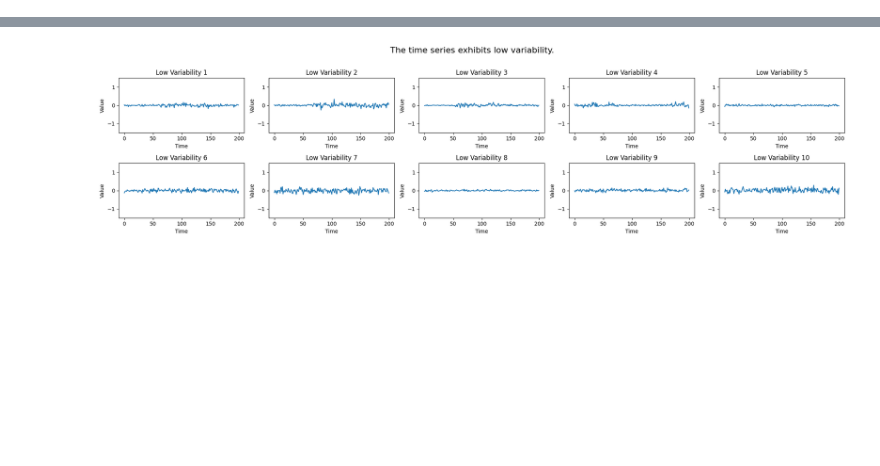
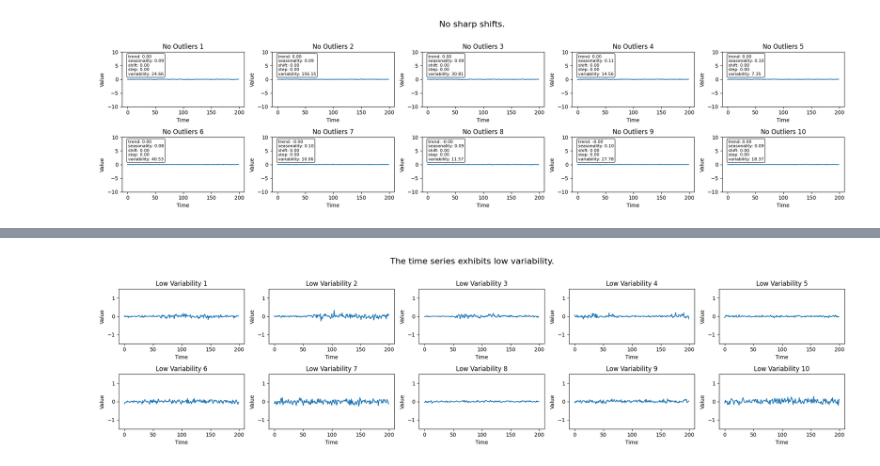
Before and after one commit to JiaxingQiu/llm_nicu_vitalsigns, a Jupyter notebook: script/Data_Synthetic/main.ipynb, the cells around one changed output, grey strips where cells are left out. Saved outputs shown, nothing was run; the diff lists cells and outputs as text; code cells hidden in the pictures; blank space fills up the shorter version.

```diff
--- a/script/Data_Synthetic/main.ipynb
+++ b/script/Data_Synthetic/main.ipynb
@@ -242,0 +302,86 @@ plt.show()
+# %%
+from outlier import *
+import matplotlib.pyplot as plt
+
+# Generate example series for each outlier type
+n_series = 10  # Reduced number of series for better visualization
+length = 200
+
+# No outliers
+no_series, no_descriptions = generate_outlier_series(
+    n_series, length, 'no')
+
+# Level shift outliers
+level_series_up, level_descriptions_up = generate_outlier_series(
+    n_series, length, 'level_shift_up')
+level_series_down, level_descriptions_down = generate_outlier_series(
+    n_series, length, 'level_shift_down')
+
+# Create four separate figures for better visualization
+# Figure 1: No Outliers
+plt.figure(figsize=(20, 5))
+plt.suptitle(no_descriptions[0], fontsize=16, y=1.02)
+
+# Plot no outlier patterns in a 2x5 grid
+for i, (series, desc) in enumerate(zip(no_series, no_descriptions)):
+    plt.subplot(2, 5, i+1)
+    plt.plot(series)
+    # scores = get_all_properties(series, step = True)
+    # score_shift = scores['shift']
+    # score_step = scores['step']
+    # score_text = f"shift_pelt: {score_shift:.2f}\nstep_pelt: {score_step:.2f}"
+    scores = get_all_properties(series, step = True)
+    score_text = f"trend: {scores['trend']:.2f}\nseasonality: {scores['seasonality']:.2f}\nshift: {scores['shift']:.2f}\nstep: {scores['step']:.2f}\nvariability: {scores['variability']:.2f}"
+
+    plt.text(0.05, 0.95, score_text, transform=plt.gca().transAxes,
+             fontsize=8, verticalalignment='top', bbox=dict(boxstyle='round', facecolor='white', alpha=0.8))
+    plt.title(f'No Outliers {i+1}')
+    plt.xlabel('Time')
+    plt.ylabel('Value')
+    plt.ylim(-10, 10)
+    plt.tight_layout()
+
+plt.show()
+
+
+# Figure 4: Level Shift Outliers
+plt.figure(figsize=(20, 5))
+plt.suptitle(level_descriptions_up[0], fontsize=16, y=1.02)
+
+# Plot level shift outlier patterns in a 2x5 grid
+for i, (series, desc) in enumerate(zip(level_series_up, level_descriptions_up)):
+    plt.subplot(2, 5, i+1)
+    plt.plot(series)
+    scores = get_all_properties(series, step = True)
+    score_text = f"trend: {scores['trend']:.2f}\nseasonality: {scores['seasonality']:.2f}\nshift: {scores['shift']:.2f}\nstep: {scores['step']:.2f}\nvariability: {scores['variability']:.2f}"
+    plt.text(0.05, 0.95, score_text, transform=plt.gca().transAxes,
+             fontsize=8, verticalalignment='top', bbox=dict(boxstyle='round', facecolor='white', alpha=0.8))
+    plt.title(f'Level Shift Outliers {i+1}')
+    plt.xlabel('Time')
+    plt.ylabel('Value')
+    plt.ylim(-10, 10)
+    plt.tight_layout()
+
+plt.show()
+
+plt.figure(figsize=(20, 5))
+plt.suptitle(level_descriptions_down[0], fontsize=16, y=1.02)
+
+# Plot level shift outlier patterns in a 2x5 grid
+for i, (series, desc) in enumerate(zip(level_series_down, level_descriptions_down)):
+    plt.subplot(2, 5, i+1)
+    plt.plot(series)
+    scores = get_all_properties(series, step = True)
+    score_text = f"trend: {scores['trend']:.2f}\nseasonality: {scores['seasonality']:.2f}\nshift: {scores['shift']:.2f}\nstep: {scores['step']:.2f}\nvariability: {scores['variability']:.2f}"
+
+    plt.text(0.05, 0.95, score_text, transform=plt.gca().transAxes,
+             fontsize=8, verticalalignment='top', bbox=dict(boxstyle='round', facecolor='white', alpha=0.8))
+    plt.title(f'Level Shift Outliers {i+1}')
+    plt.xlabel('Time')
+    plt.ylabel('Value')
+    plt.ylim(-10, 10)
+    plt.tight_layout()
+
+plt.show()
+# %% [output]
+[figure, added]
```
Also changed, not shown: parts of 11 cells of this notebook, 6 other files.
